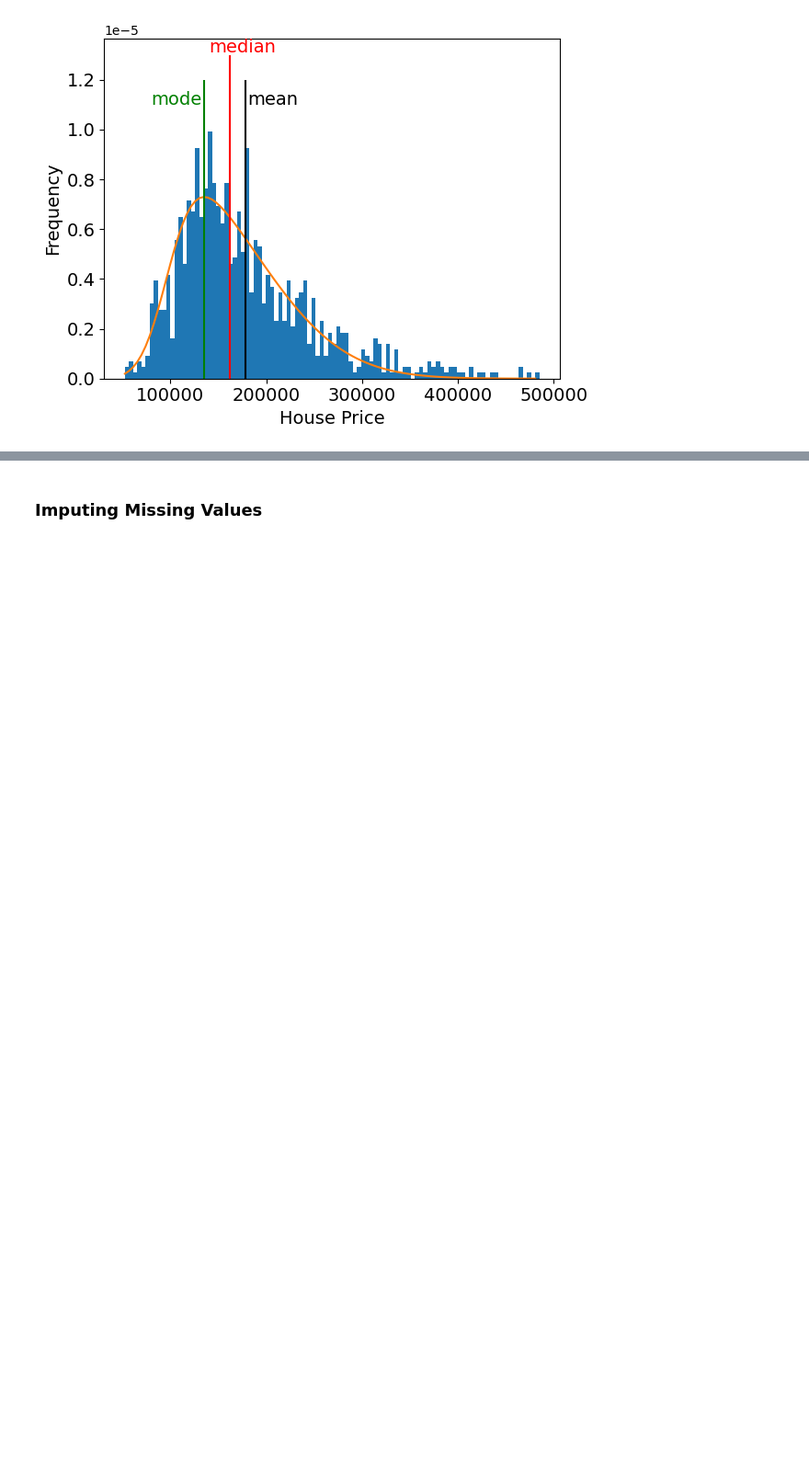
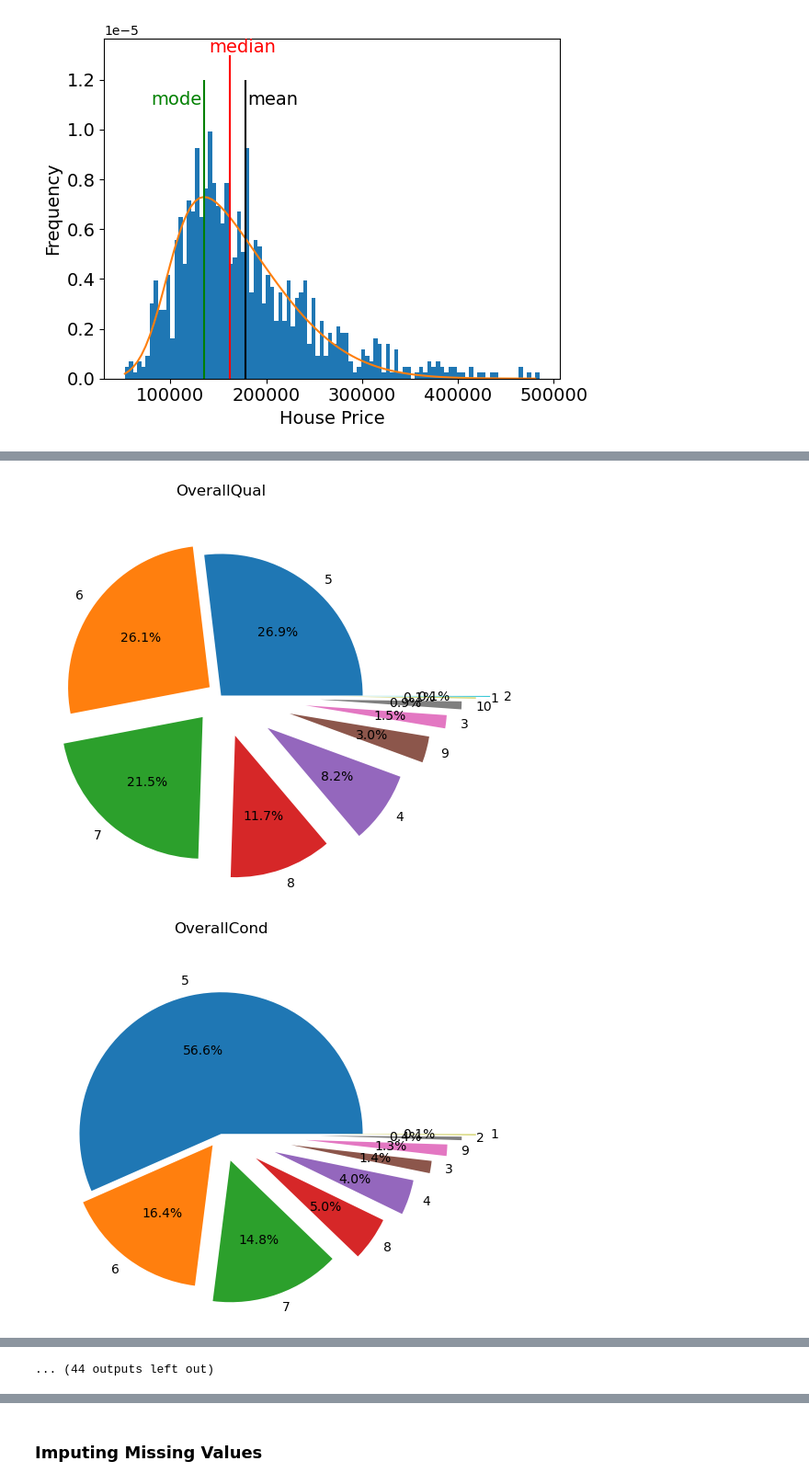
Before and after one commit to burning-river/housing_price_predictions, a Jupyter notebook: housing_price_predictions.ipynb, the cells around one changed output, grey strips where cells are left out. Shown at 92% size. Cells and saved outputs as stored; diff of their text form; code cells hidden in the pictures; blank space fills up the shorter version.

```diff
--- a/housing_price_predictions.ipynb
+++ b/housing_price_predictions.ipynb
@@ -135,7 +139,6 @@ memory usage: 625.1+ KB
 # %%
 # saving 'SalePrice' column as a list named sale_prices
 sale_prices = housing_train_data['SalePrice'].values
-housing_train_data.drop(columns=['SalePrice'], inplace = True)
 # %%
 # looking at distribution of house prices
 hist_vals = plt.hist(sale_prices, bins = 100, density=True)
@@ -186,0 +192,22 @@ plt.yticks(fontsize = 14);
+# %%
+def pieplot(df, col, df_title, lim=5, yname=None):
+
+    '''
+    This function makes a pie chart for the dataframe df
+    for categorical column col only selecting top categories
+    as specified by lim.
+    '''
+
+    # Grouping by the categories, counting on each categories
+    # and ordering them by the count
+    classes = df.groupby(col).size().reset_index(name='count').sort_values(by='count', ascending=False)
+
+    # Take first 'lim' number of rows
+    pd_df = classes[:lim]
+    # Making plot
+    fig, axs = plt.subplots(1, 1)
+    pd_df.plot(kind='pie', x=col, y='count', title = f'{col}\n {df_title}',\
+           labels=pd_df[col], legend=None, autopct='%1.1f%%', \
+          explode=[j*0.1 for j in range(pd_df.shape[0])], figsize=(5,5), ax = axs)
+    plt.ylabel(None)
+    plt.show()
@@ -186,0 +234,9 @@ plt.yticks(fontsize = 14);
+# %%
+categorical_columns = ['OverallQual', 'OverallCond', 'BsmtFullBath', 'BsmtHalfBath', 'FullBath', 'HalfBath', 'BedroomAbvGr', 'KitchenAbvGr', 'TotRmsAbvGrd', 'Fireplaces', 'GarageCars', 'MoSold', 'YrSold']
+categorical_columns += list(housing_train_data.select_dtypes(include='object').columns)
+# %%
+for col in categorical_columns:
+    pieplot(housing_train_data, col, '', 10)
+# %% [output]
+[figure, added]
+[figure, added]
@@ -186,0 +253 @@ plt.yticks(fontsize = 14);
+... (44 outputs left out)
```
Also changed, not shown: parts of 18 cells of this notebook.
